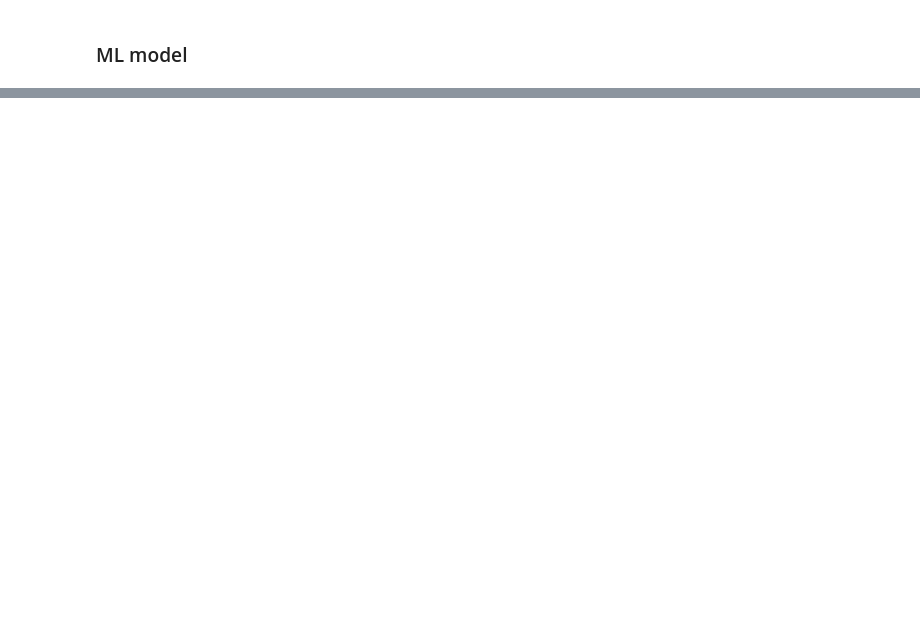
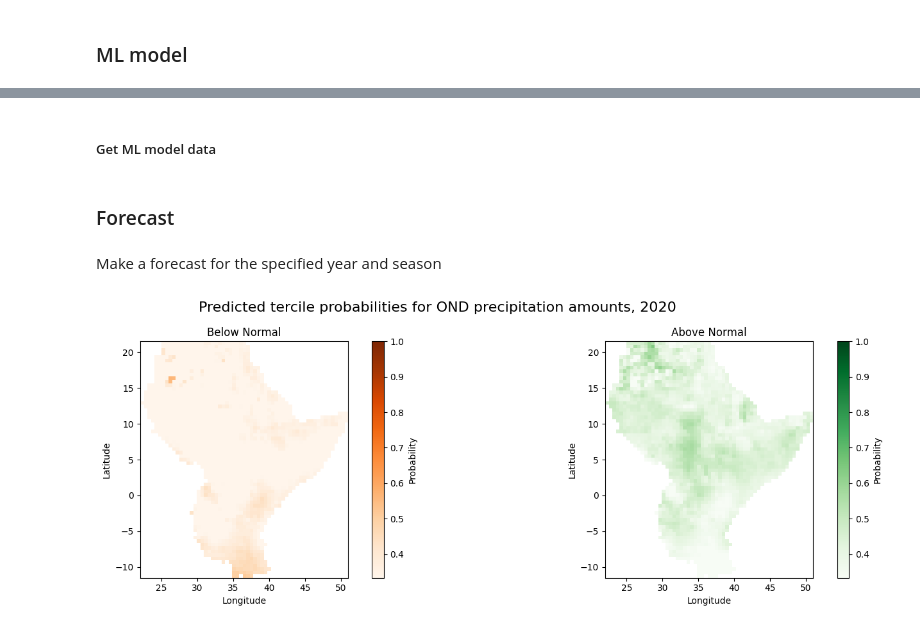
Before and after one commit to SeasonalForecastingEngine/CONFER-WP3, a Jupyter notebook: notebooks/lasso_fcst_example.ipynb, the cells around one changed output, grey strips where cells are left out. Saved outputs shown, nothing was run; the diff lists cells and outputs as text; code cells hidden in the pictures; blank space fills up the shorter version.

```diff
--- a/notebooks/lasso_fcst_example.ipynb
+++ b/notebooks/lasso_fcst_example.ipynb
@@ -178,6 +132,0 @@ for i in range(k):
-# %%
-# DataFrames for storing results
-df_fl_pred_mean = pd.DataFrame(index=years_verif, columns=[f'fl{i}' for i in range(1, ntg+1)])
-df_fl_pred_cov = pd.DataFrame(index=years_verif, columns=[f'cov-{i}{j}' for i in range(1, ntg+1) for j in range(1, ntg+1)])
-df_hyperparameters = pd.DataFrame(index=years_verif, columns=['alpha', 'l1_ratio'])
-df_selected_features = pd.DataFrame(index=years_verif, columns=['year'] + feature_names, dtype=int)
@@ -670,0 +133,42 @@ Depict as a map.
+# %% [markdown]
+##### Get ML model data
+# %%
+feature_names = ['n34','dmi','wvg','wsp','wpg','wp','wnp','n34_diff1','dmi_diff1','ueq850','ueq200','sji850','sji200']
+
+# Get model coefficients and covariances, or train model
+if not path.exists(f'{val_dir}model_coefficients.nc'):
+    df_coefficients, df_fl_pred_cov = get_ml_results(era5_indices, feature_names, pcs, var_fracs, n_eofs, period_train, period_clm, month_init)
+    save_model_results(df_coefficients, df_fl_pred_cov, val_dir)
+else:
+    df_coefficients = xr.load_dataset(f'{val_dir}model_coefficients.nc').to_dataframe()
+
+    cov_ds = xr.load_dataset(f'{val_dir}prediction_covariances.nc')
+    cov_array = cov_ds.covariance.values
+    years = cov_ds.year.values
+    n_eofs = cov_array.shape[1]
+
+    # Reconstruct df_fl_pred_cov
+    df_fl_pred_cov = pd.DataFrame(
+        index=years,
+        columns=[f'cov-{i}{j}' for i in range(1, n_eofs + 1) for j in range(1, n_eofs + 1)],
+        data=cov_array.reshape(len(years), -1)
+    )
+# %% [markdown]
+### Forecast
+# %% [markdown]
+Make a forecast for the specified year and season
+# %%
+# Get tercile probability forecasts
+prob_bn, prob_an = calculate_tercile_probability_forecasts(era5_indices, anomalies_normal, eofs_reshaped, df_coefficients, df_fl_pred_cov, var_fracs, feature_names, year, period_clm, n_eofs, year_fcst, month_init)
+
+# Plot the probabilities
+plot_fields_simple(fields=[prob_bn, prob_an],
+            titles=['Below Normal', 'Above Normal'],
+            cmap=['Oranges', 'Greens'],
+            unit='Probability',
+            lat = lat,
+            lon = lon,
+            season=season,
+            year=year_fcst)
+# %% [output]
+[figure, added]
```
Also changed, not shown: parts of 30 cells of this notebook, 3 other files.
